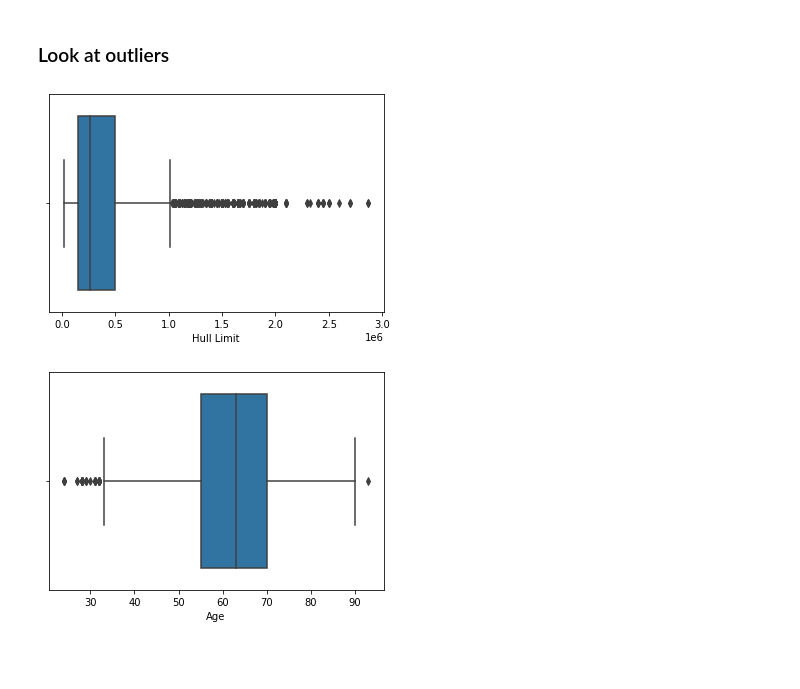
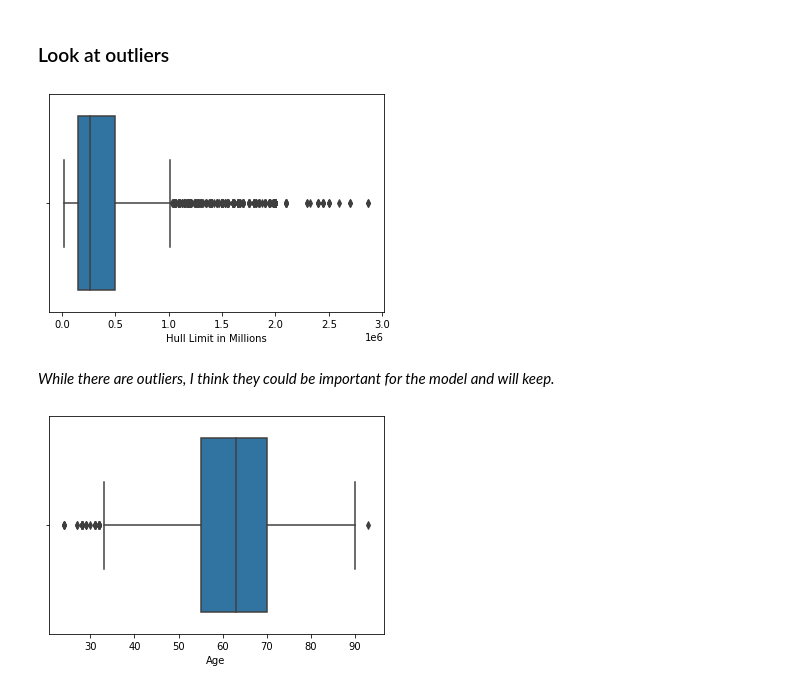
Before and after one commit to carlysharma/yacht_insurance, a Jupyter notebook: code/02_Model_Preprocessing.ipynb, the cells around one changed output. Cells and saved outputs as stored; diff of their text form; code cells hidden in the pictures; blank space fills up the shorter version.

```diff
--- a/code/02_Model_Preprocessing.ipynb
+++ b/code/02_Model_Preprocessing.ipynb
@@ -418,9 +446,12 @@ sns.heatmap(combined.corr(), cmap='RdBu',center=0);
 # %% [markdown]
 ### Look at outliers
 # %%
-sns.boxplot(x=combined['Hull Limit']);
+sns.boxplot(x=combined['Hull Limit'])
+plt.xlabel('Hull Limit in Millions');
 # %% [output]
-[figure, old version]
+[figure, new version]
+# %% [markdown]
+*While there are outliers, I think they could be important for the model and will keep.*
 # %%
 sns.boxplot(x=combined['Age']);
 # %% [output]
```
Also changed, not shown: parts of 23 cells of this notebook, 12 other files.
